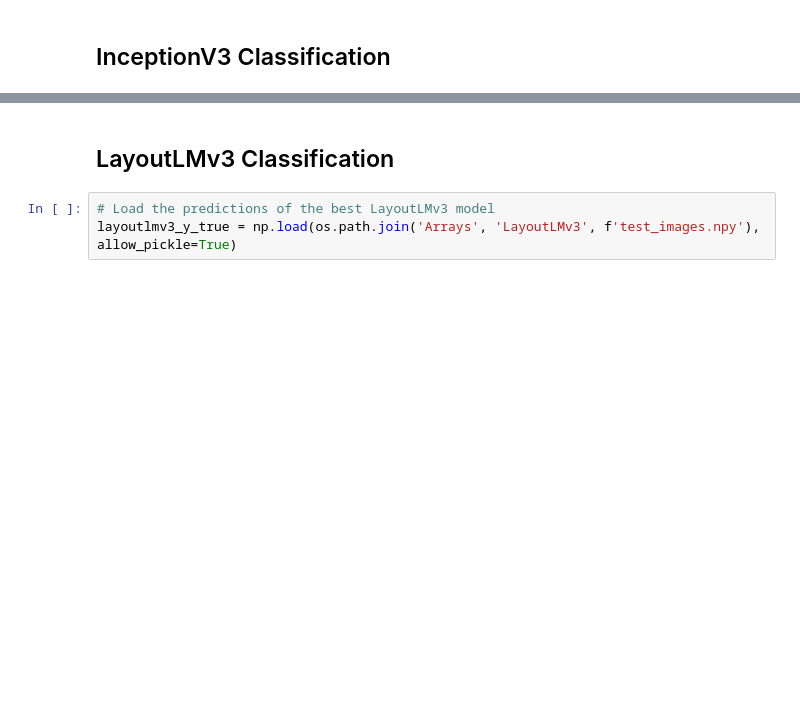
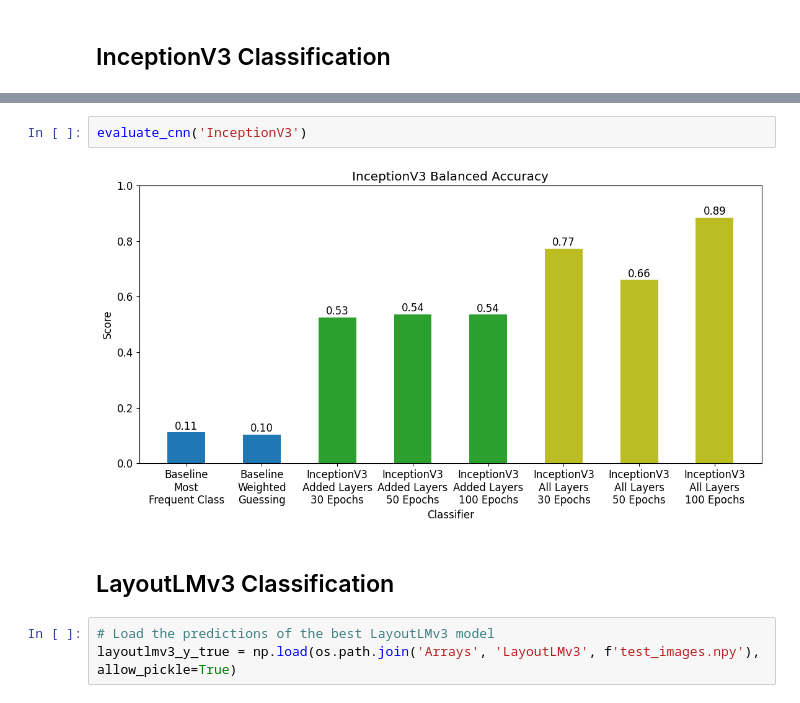
Before and after one commit to sn0lian/Sebastian-Strobel-Hauptprojekt, a Jupyter notebook: AverageMetrics.ipynb, the cells around one changed output, grey strips where cells are left out. Saved outputs shown, nothing was run; the diff lists cells and outputs as text; blank space fills up the shorter version.

```diff
--- a/AverageMetrics.ipynb
+++ b/AverageMetrics.ipynb
@@ -195,3 +275,7 @@ pd.DataFrame(results)
+# %%
+evaluate_cnn('InceptionV3')
+# %% [output]
+[figure, added]
 # %% [markdown]
 ## LayoutLMv3 Classification
 # %%
```
Also changed, not shown: parts of 17 cells of this notebook, 28 other files.
